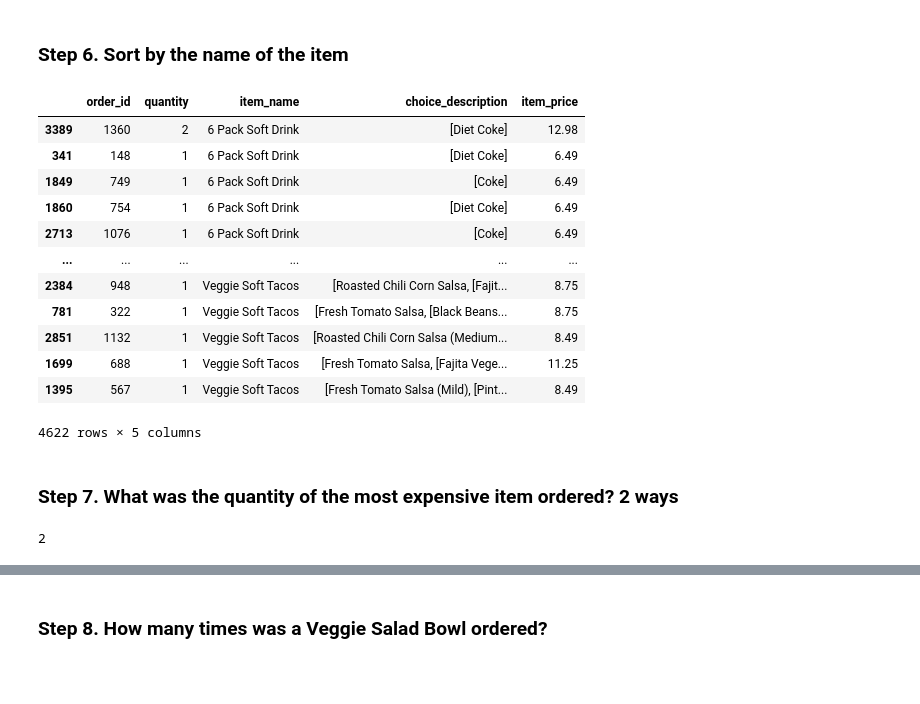
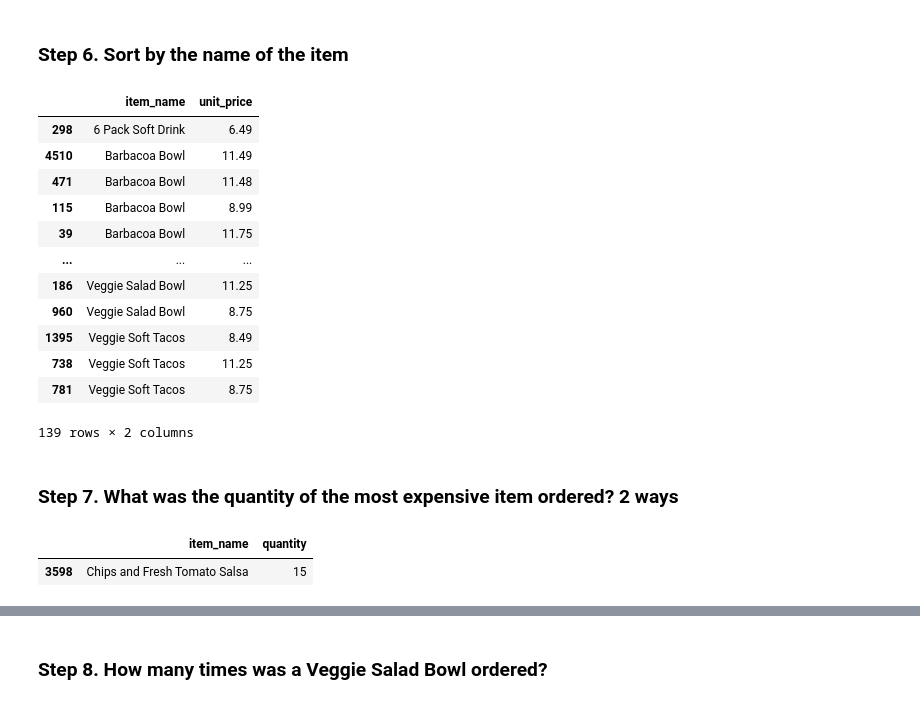
Before and after one commit to irenetite/2026-02-BILBAO-FT-Data-Science, a Jupyter notebook: 2-Data_Analysis/2-Pandas/Practica/1-Chipotle/irene_Chipotle_SOL_I.ipynb, the cells around one changed output, grey strips where cells are left out. Saved outputs shown, nothing was run; the diff lists cells and outputs as text; code cells hidden in the pictures; blank space fills up the shorter version.

```diff
--- a/2-Data_Analysis/2-Pandas/Practica/1-Chipotle/irene_Chipotle_SOL_I.ipynb
+++ b/2-Data_Analysis/2-Pandas/Practica/1-Chipotle/irene_Chipotle_SOL_I.ipynb
@@ -36,0 +53,8 @@ TypeError: unsupported operand type(s) for /: 'str' and 'int'
+# %%
+chipo["item_price"] = chipo["item_price"].str.replace("$", "", regex=False).astype(float)
+
+prod_caro = chipo.loc[(chipo['item_price']/chipo['quantity']).idxmax(), 'item_name']
+print(prod_caro)
+
+# CREO COLUMNA calculo precio unitario porque item_price uestra el precio total,no por unidad
+chipo["unit_price"] = chipo["item_price"] / chipo["quantity"]
@@ -93,0 +109,5 @@ chipo[["item_name", "unit_price"]] # muestro el nombre del prod y su precio unit
+# %%
+
+
+tabla_precios = chipo[["item_name", "unit_price"]].drop_duplicates()
+tabla_precios
@@ -94,25 +128,31 @@ chipo[["item_name", "unit_price"]] # muestro el nombre del prod y su precio unit
 # %% [markdown]
 ### Step 6. Sort by the name of the item
 # %%
-chipo.sort_values("item_name")
+tabla_precios.sort_values("item_name")
 # %% [output]
-|  | order_id | quantity | item_name | choice_description | item_price |
-| 3389 | 1360 | 2 | 6 Pack Soft Drink | [Diet Coke] | 12.98 |
-| 341 | 148 | 1 | 6 Pack Soft Drink | [Diet Coke] | 6.49 |
-| 1849 | 749 | 1 | 6 Pack Soft Drink | [Coke] | 6.49 |
-| 1860 | 754 | 1 | 6 Pack Soft Drink | [Diet Coke] | 6.49 |
-| 2713 | 1076 | 1 | 6 Pack Soft Drink | [Coke] | 6.49 |
-| ... | ... | ... | ... | ... | ... |
-| 2384 | 948 | 1 | Veggie Soft Tacos | [Roasted Chili Corn Salsa, [Fajit... | 8.75 |
-| 781 | 322 | 1 | Veggie Soft Tacos | [Fresh Tomato Salsa, [Black Beans... | 8.75 |
-| 2851 | 1132 | 1 | Veggie Soft Tacos | [Roasted Chili Corn Salsa (Medium... | 8.49 |
-| 1699 | 688 | 1 | Veggie Soft Tacos | [Fresh Tomato Salsa, [Fajita Vege... | 11.25 |
-| 1395 | 567 | 1 | Veggie Soft Tacos | [Fresh Tomato Salsa (Mild), [Pint... | 8.49 |
+|  | item_name | unit_price |
+| 298 | 6 Pack Soft Drink | 6.49 |
+| 4510 | Barbacoa Bowl | 11.49 |
+| 471 | Barbacoa Bowl | 11.48 |
+| 115 | Barbacoa Bowl | 8.99 |
+| 39 | Barbacoa Bowl | 11.75 |
+| ... | ... | ... |
+| 186 | Veggie Salad Bowl | 11.25 |
+| 960 | Veggie Salad Bowl | 8.75 |
+| 1395 | Veggie Soft Tacos | 8.49 |
+| 738 | Veggie Soft Tacos | 11.25 |
+| 781 | Veggie Soft Tacos | 8.75 |
-4622 rows × 5 columns
+139 rows × 2 columns
 # %% [markdown]
 ### Step 7. What was the quantity of the most expensive item ordered? 2 ways
-# %%
-fila_max = chipo.loc[chipo["unit_price"].idxmax(), 'quantity'].sum()
-print(fila_max)
-# %% [output]
-2
+# %%
+'''fila_max = chipo.loc[chipo["unit_price"].idxmax(), 'quantity'].sum()
+print(fila_max)'''
+
+chipo[["item_name", "quantity"]][chipo["item_price"] == chipo["item_price"].max()]
+# de chipo quiero las cols item y quantity, quiero como condicion sobre las dos clolumnas es que item price sea el max
+# (genero una mascara que solo es True donde el item_price es el max de esa columna)
+# filtro lo fijo en el item prise, pero lo quiero ver
+# %% [output]
+|  | item_name | quantity |
+| 3598 | Chips and Fresh Tomato Salsa | 15 |
```
Also changed, not shown: parts of 16 cells of this notebook, 8 other files.
